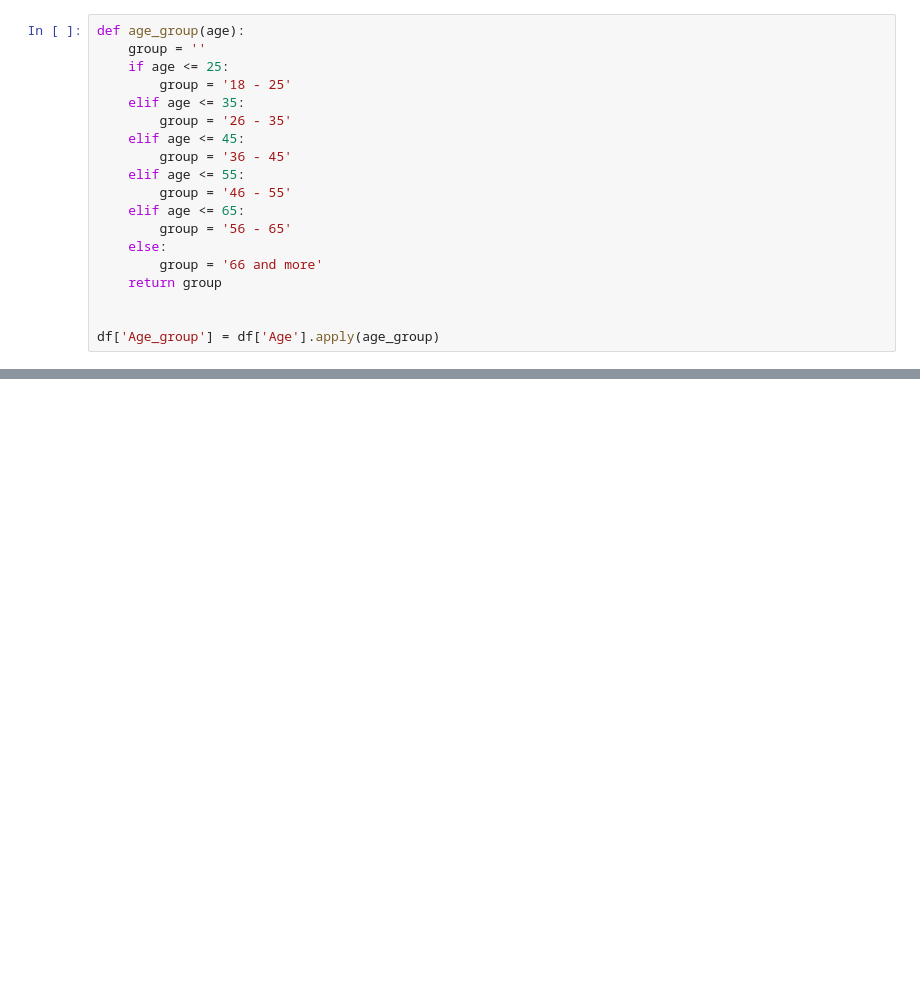
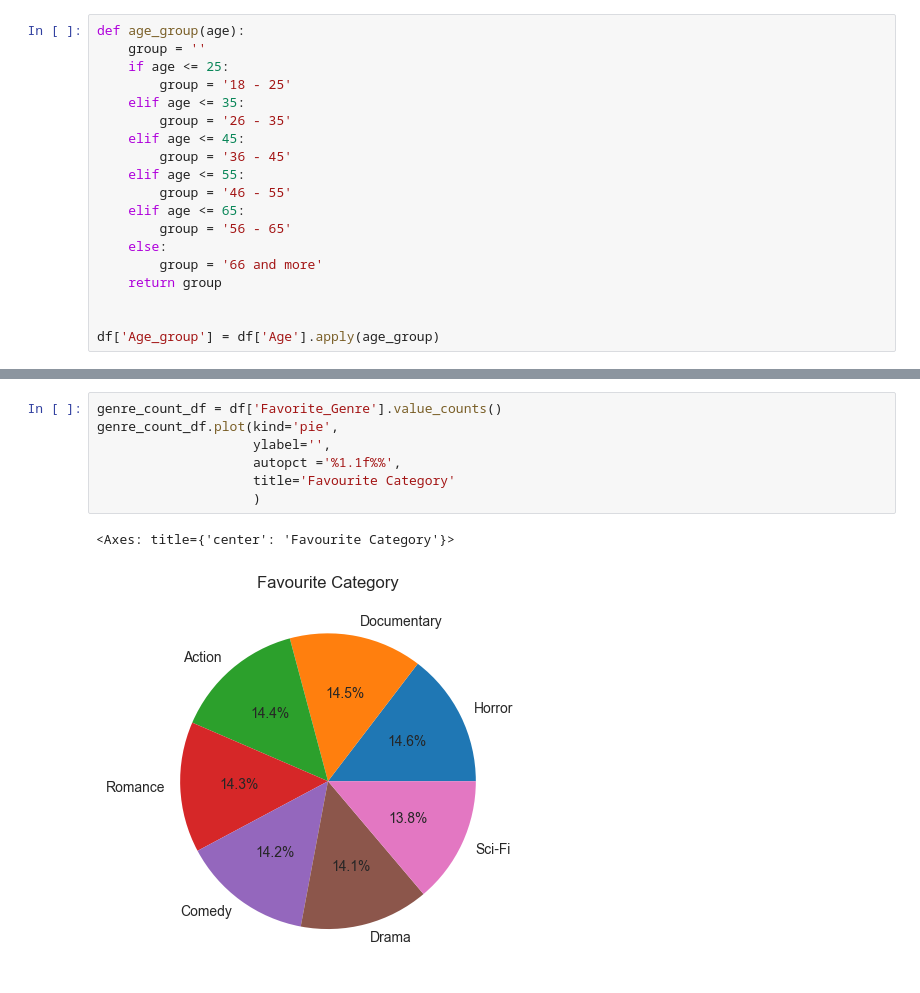
Before and after one commit to kazyst/Netflix, a Jupyter notebook: netlix analytic syntetic data.ipynb, the cells around one changed output, grey strips where cells are left out. Drawn from its saved outputs; the diff is of its cells as text; blank space fills up the shorter version.

```diff
--- a/netlix analytic syntetic data.ipynb
+++ b/netlix analytic syntetic data.ipynb
@@ -87,0 +87,10 @@ df.value_counts('Subscription_Type').plot(kind='pie',
+# %%
+genre_count_df = df['Favorite_Genre'].value_counts()
+genre_count_df.plot(kind='pie',
+                    ylabel='',
+                    autopct ='%1.1f%%',
+                    title='Favourite Category'
+                    )
+# %% [output]
+<Axes: title={'center': 'Favourite Category'}>
+[figure, added]
```
Also changed, not shown: parts of 5 cells of this notebook.
